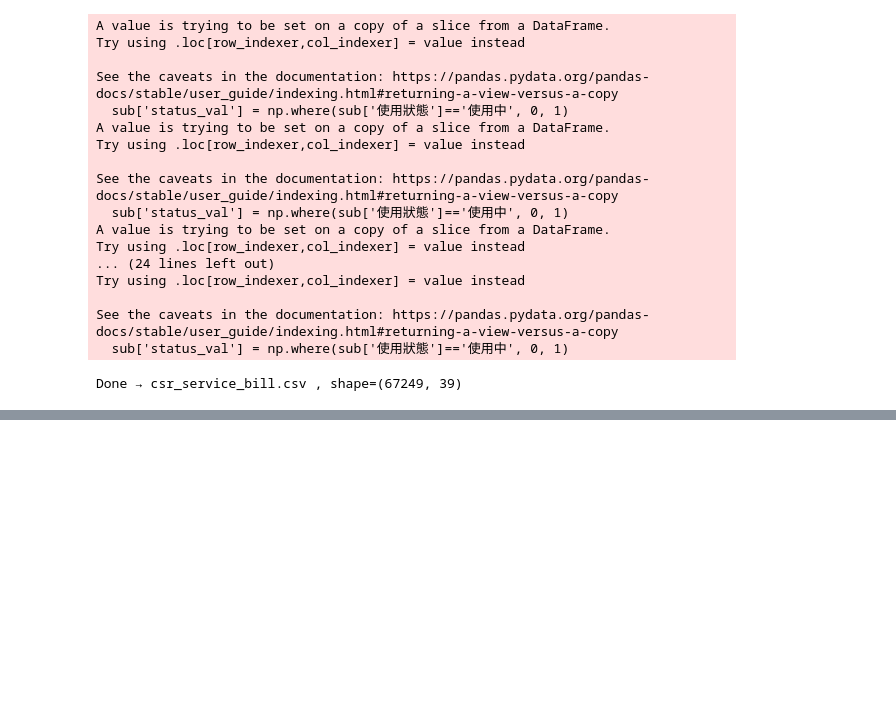
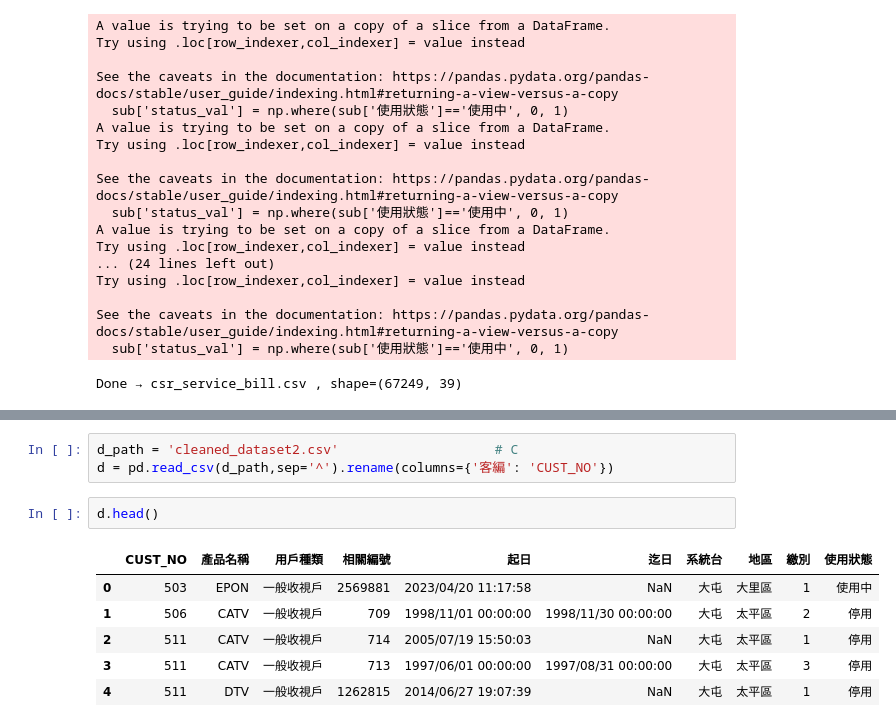
Before and after one commit to Kevinlo937/cord-cutting-predicated, a Jupyter notebook: topMSO_csr_service_bill.ipynb, the cells around one changed output, grey strips where cells are left out. Saved outputs shown, nothing was run; the diff lists cells and outputs as text; blank space fills up the shorter version.

```diff
--- a/topMSO_csr_service_bill.ipynb
+++ b/topMSO_csr_service_bill.ipynb
@@ -66,0 +483,12 @@ Done → csr_service_bill.csv , shape=(67249, 39)
+# %%
+d_path = 'cleaned_dataset2.csv'                    # C
+d = pd.read_csv(d_path,sep='^').rename(columns={'客編': 'CUST_NO'})
+# %%
+d.head()
+# %% [output]
+|  | CUST_NO | 產品名稱 | 用戶種類 | 相關編號 | 起日 | 迄日 | 系統台 | 地區 | 繳別 | 使用狀態 |
+| 0 | 503 | EPON | 一般收視戶 | 2569881 | 2023/04/20 11:17:58 | NaN | 大屯 | 大里區 | 1 | 使用中 |
+| 1 | 506 | CATV | 一般收視戶 | 709 | 1998/11/01 00:00:00 | 1998/11/30 00:00:00 | 大屯 | 太平區 | 2 | 停用 |
+| 2 | 511 | CATV | 一般收視戶 | 714 | 2005/07/19 15:50:03 | NaN | 大屯 | 太平區 | 1 | 停用 |
+| 3 | 511 | CATV | 一般收視戶 | 713 | 1997/06/01 00:00:00 | 1997/08/31 00:00:00 | 大屯 | 太平區 | 3 | 停用 |
+| 4 | 511 | DTV | 一般收視戶 | 1262815 | 2014/06/27 19:07:39 | NaN | 大屯 | 太平區 | 1 | 停用 |
```
Also changed, not shown: parts of 25 cells of this notebook.
